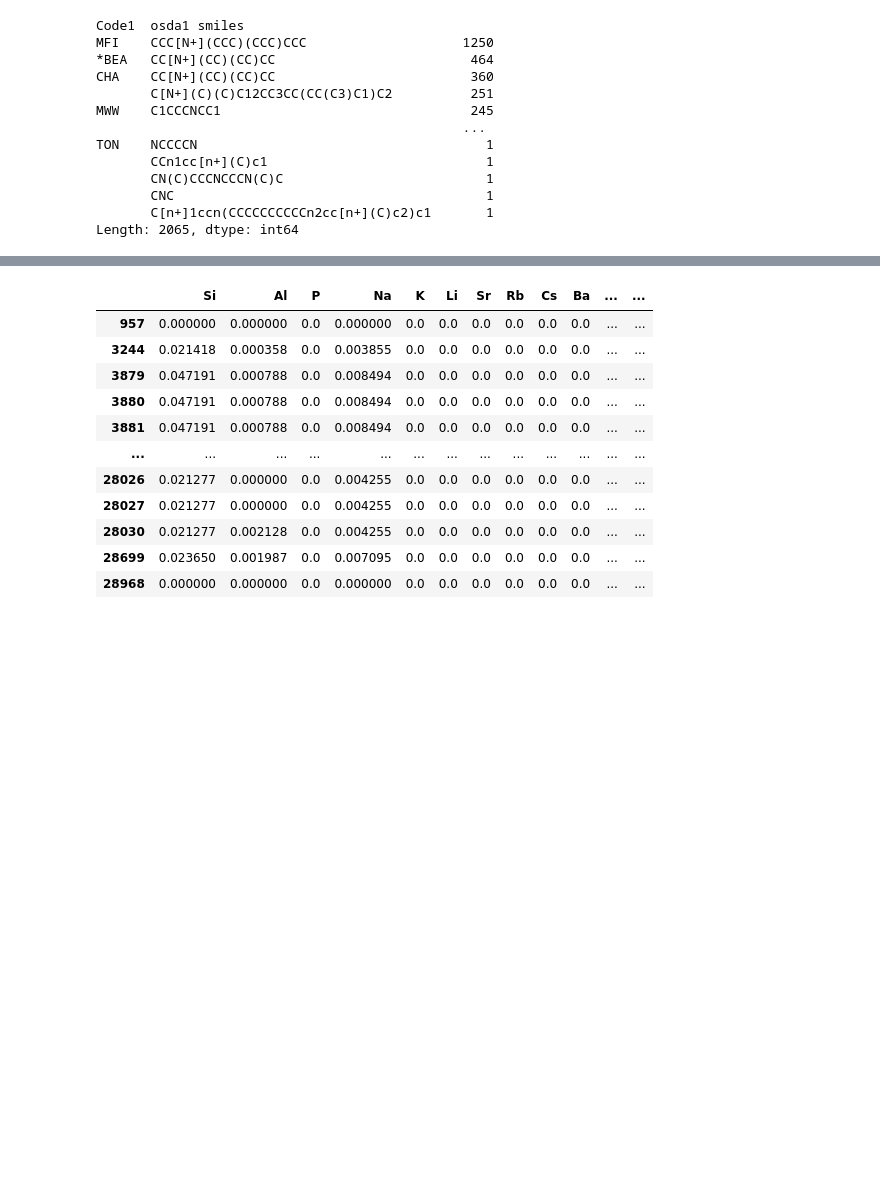
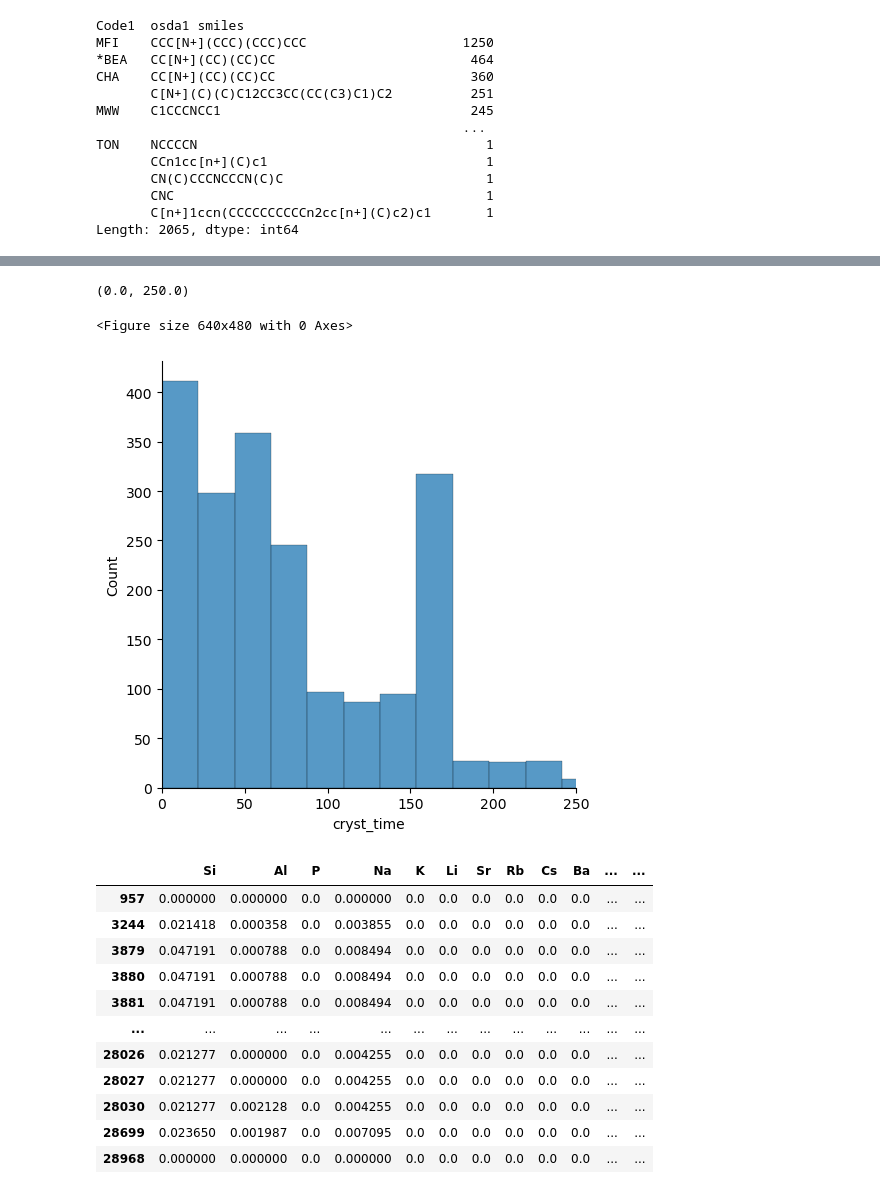
Before and after one commit to eltonpan/zeosyn_gen, a Jupyter notebook: data/process_zeosyn.ipynb, the cells around one changed output, grey strips where cells are left out. Cells and saved outputs as stored; diff of their text form; code cells hidden in the pictures; blank space fills up the shorter version.

```diff
--- a/data/process_zeosyn.ipynb
+++ b/data/process_zeosyn.ipynb
@@ -429,3 +465,11 @@ Length: 2065, dtype: int64
+# %%
+plt.figure()
+sns.displot(df[df['Code1'] == 'MFI']['cryst_time'])
+plt.xlim(0,250)
+# %% [output]
+(0.0, 250.0)
+<Figure size 640x480 with 0 Axes>
+[figure, added]
 # %%
 df[(df['Code1'] == 'MWW') & (df['osda1 smiles'] == 'C1CCCNCC1')]
 # %% [output]
```
Also changed, not shown: parts of 8 cells of this notebook, 6 other files.
